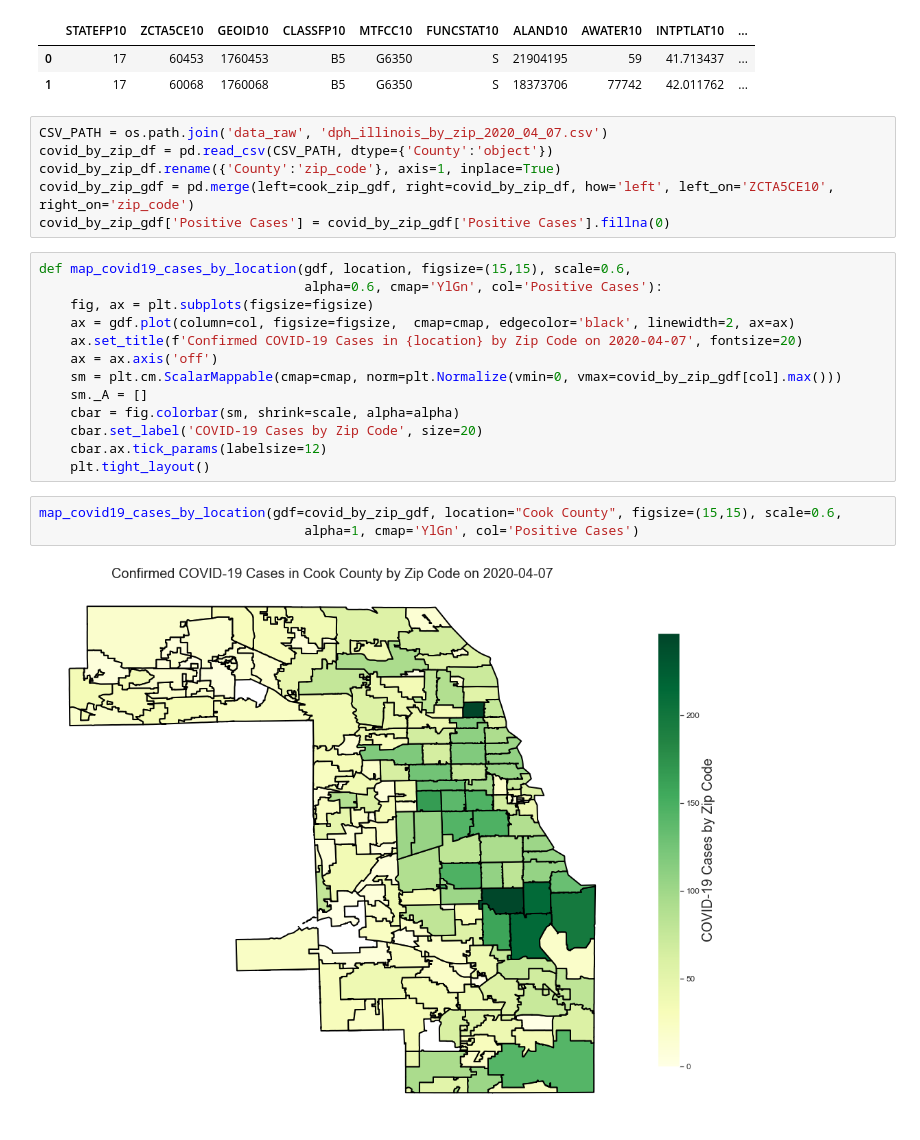
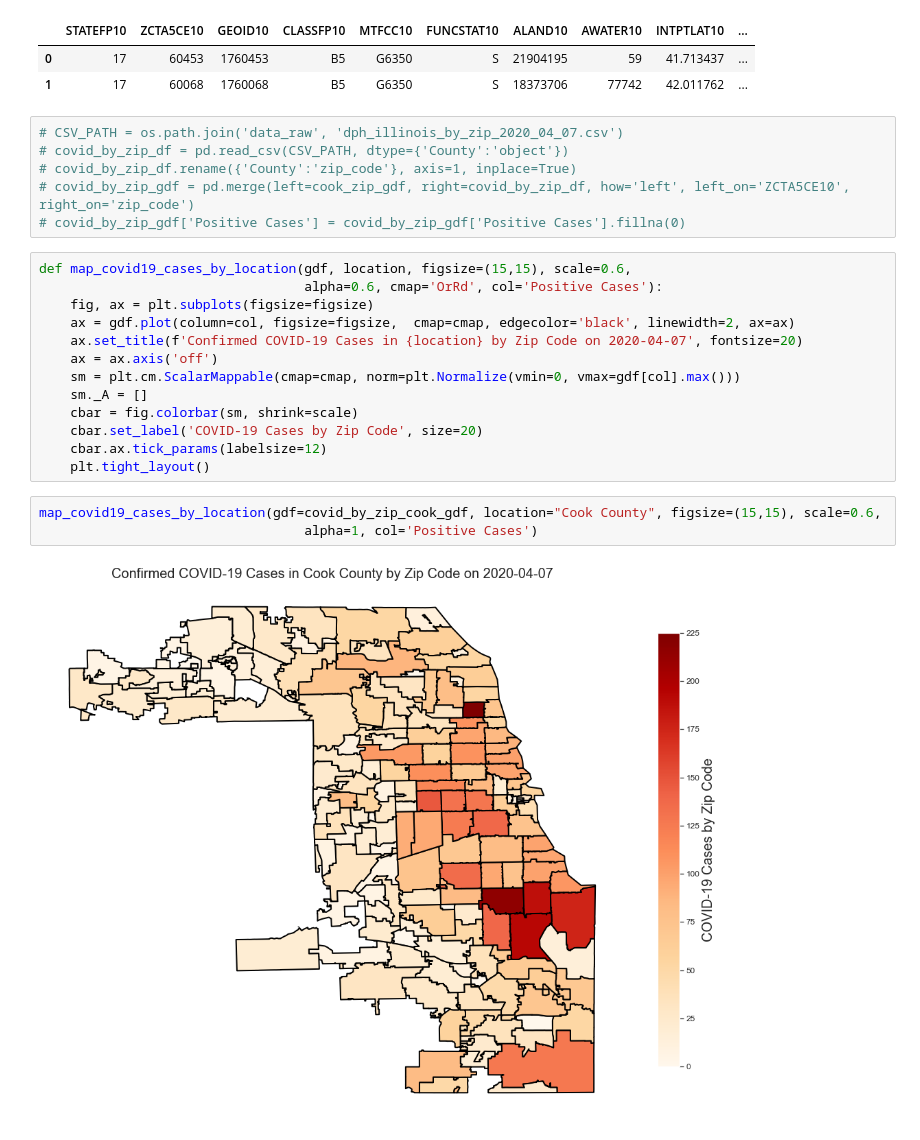
Before and after one commit to MattTriano/COVID-19_Viz, a Jupyter notebook: COVID-19_map.ipynb, the cells around one changed output. Saved outputs shown, nothing was run; the diff lists cells and outputs as text.

```diff
--- a/COVID-19_map.ipynb
+++ b/COVID-19_map.ipynb
@@ -100,28 +91,28 @@ covid_by_zip_chicago_gdf.head(2)
 | 0 | 17 | 60453 | 1760453 | B5 | G6350 | S | 21904195 | 59 | 41.713437 | ... |
 | 1 | 17 | 60068 | 1760068 | B5 | G6350 | S | 18373706 | 77742 | 42.011762 | ... |
 # %%
-CSV_PATH = os.path.join('data_raw', 'dph_illinois_by_zip_2020_04_07.csv')
-covid_by_zip_df = pd.read_csv(CSV_PATH, dtype={'County':'object'})
-covid_by_zip_df.rename({'County':'zip_code'}, axis=1, inplace=True)
-covid_by_zip_gdf = pd.merge(left=cook_zip_gdf, right=covid_by_zip_df, how='left', left_on='ZCTA5CE10', right_on='zip_code')
-covid_by_zip_gdf['Positive Cases'] = covid_by_zip_gdf['Positive Cases'].fillna(0)
+# CSV_PATH = os.path.join('data_raw', 'dph_illinois_by_zip_2020_04_07.csv')
+# covid_by_zip_df = pd.read_csv(CSV_PATH, dtype={'County':'object'})
+# covid_by_zip_df.rename({'County':'zip_code'}, axis=1, inplace=True)
+# covid_by_zip_gdf = pd.merge(left=cook_zip_gdf, right=covid_by_zip_df, how='left', left_on='ZCTA5CE10', right_on='zip_code')
+# covid_by_zip_gdf['Positive Cases'] = covid_by_zip_gdf['Positive Cases'].fillna(0)
 # %%
 def map_covid19_cases_by_location(gdf, location, figsize=(15,15), scale=0.6,
-                                  alpha=0.6, cmap='YlGn', col='Positive Cases'):
+                                  alpha=0.6, cmap='OrRd', col='Positive Cases'):
     fig, ax = plt.subplots(figsize=figsize)
     ax = gdf.plot(column=col, figsize=figsize,  cmap=cmap, edgecolor='black', linewidth=2, ax=ax)
     ax.set_title(f'Confirmed COVID-19 Cases in {location} by Zip Code on 2020-04-07', fontsize=20)
     ax = ax.axis('off')
-    sm = plt.cm.ScalarMappable(cmap=cmap, norm=plt.Normalize(vmin=0, vmax=covid_by_zip_gdf[col].max()))
+    sm = plt.cm.ScalarMappable(cmap=cmap, norm=plt.Normalize(vmin=0, vmax=gdf[col].max()))
     sm._A = []
-    cbar = fig.colorbar(sm, shrink=scale, alpha=alpha)
+    cbar = fig.colorbar(sm, shrink=scale)
     cbar.set_label('COVID-19 Cases by Zip Code', size=20)
     cbar.ax.tick_params(labelsize=12)
     plt.tight_layout()
 # %%
-map_covid19_cases_by_location(gdf=covid_by_zip_gdf, location="Cook County", figsize=(15,15), scale=0.6,
-                                  alpha=1, cmap='YlGn', col='Positive Cases')
+map_covid19_cases_by_location(gdf=covid_by_zip_cook_gdf, location="Cook County", figsize=(15,15), scale=0.6,
+                                  alpha=1, col='Positive Cases')
 # %% [output]
-[figure, old version]
+[figure, new version]
 # %%
 map_covid19_cases_by_location(gdf=covid_by_zip_chicago_gdf, location="Chicago", figsize=(15,15), scale=0.6,
```
Also changed, not shown: parts of 21 cells of this notebook.
